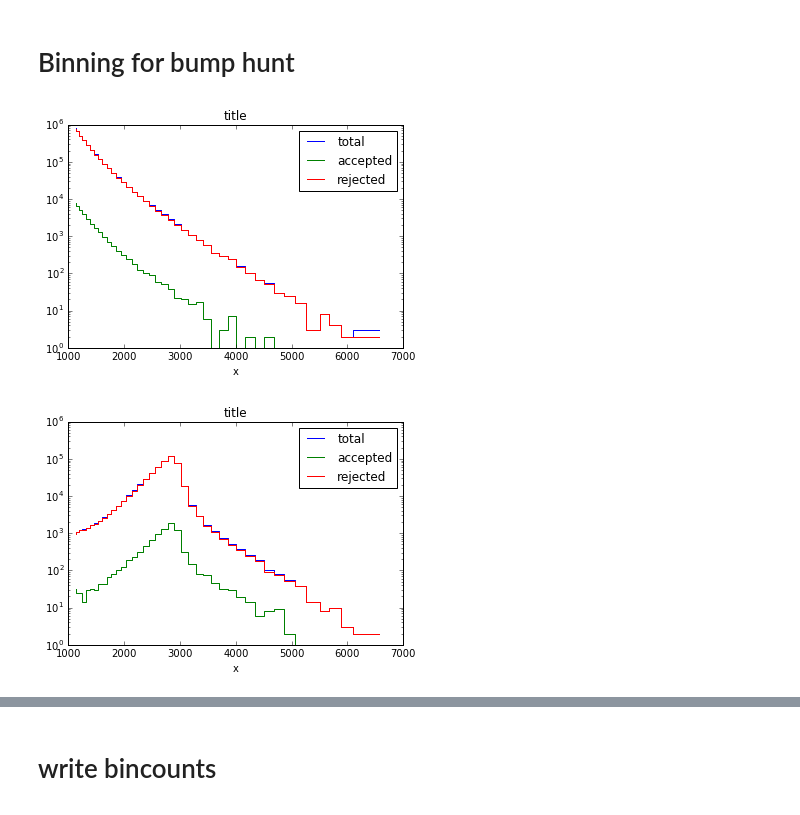
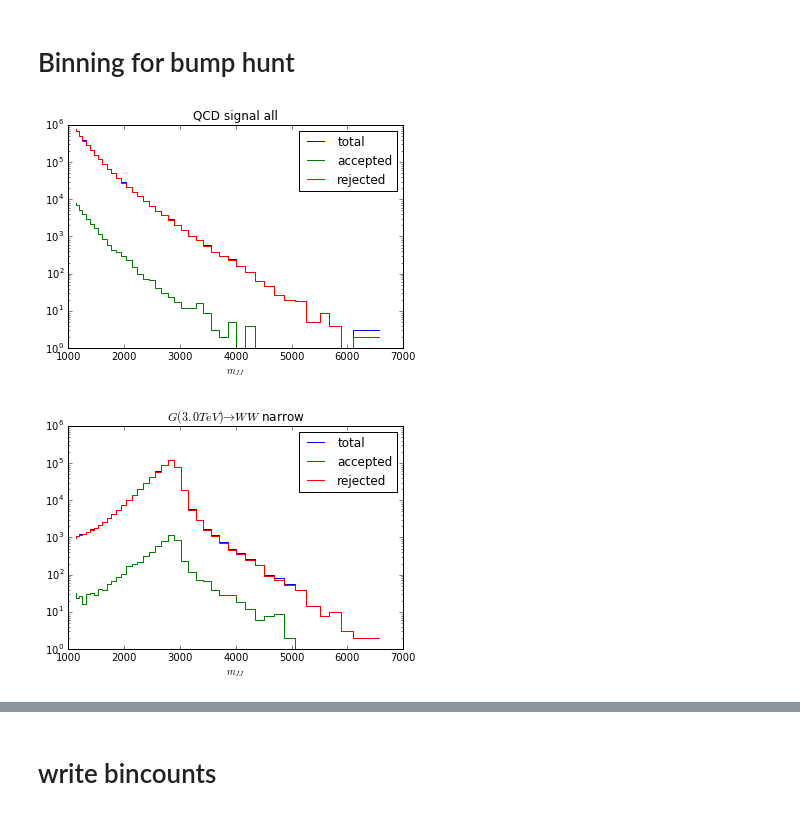
Before and after one commit to kingusiu/goodness_of_fit, a Jupyter notebook: vae_boost.ipynb, the cells around one changed output, grey strips where cells are left out. Cells and saved outputs as stored; diff of their text form; code cells hidden in the pictures.

```diff
--- a/vae_boost.ipynb
+++ b/vae_boost.ipynb
@@ -123,9 +118,11 @@ qcd_tot_cnt, qcd_acc_cnt, qcd_rej_cnt = get_bin_counts_total_acc_rej( qcd_sample
 # %%
-pu.plot_step(bin_edges[:-1],[qcd_tot_cnt, qcd_acc_cnt, qcd_rej_cnt],labels=['total','accepted','rejected'])
+pu.plot_step(bin_edges[:-1],[qcd_tot_cnt, qcd_acc_cnt, qcd_rej_cnt],
+             labels=['total','accepted','rejected'],title=qcd_sample.title(),xlabel=r'$m_{JJ}$')
 # %% [output]
-[figure, old version]
+[figure, new version]
 # %%
-sig_tot_cnt, sig_acc_cnt, sig_rej_cnt = get_bin_counts_total_acc_rej( signal_sample, bin_edges )
-pu.plot_step(bin_edges[:-1],[sig_tot_cnt, sig_acc_cnt, sig_rej_cnt],labels=['total','accepted','rejected'])
+sig_na_tot_cnt, sig_na_acc_cnt, sig_na_rej_cnt = sr.get_bin_counts_total_acc_rej( signal_sample_na, bin_edges )
+pu.plot_step(bin_edges[:-1],[sig_na_tot_cnt, sig_na_acc_cnt, sig_na_rej_cnt],
+             labels=['total','accepted','rejected'],title=signal_sample_na.title(),xlabel=r'$m_{JJ}$')
 # %% [output]
-[figure, old version]
+[figure, new version]
```
Also changed, not shown: parts of 29 cells of this notebook, 10 other files.
